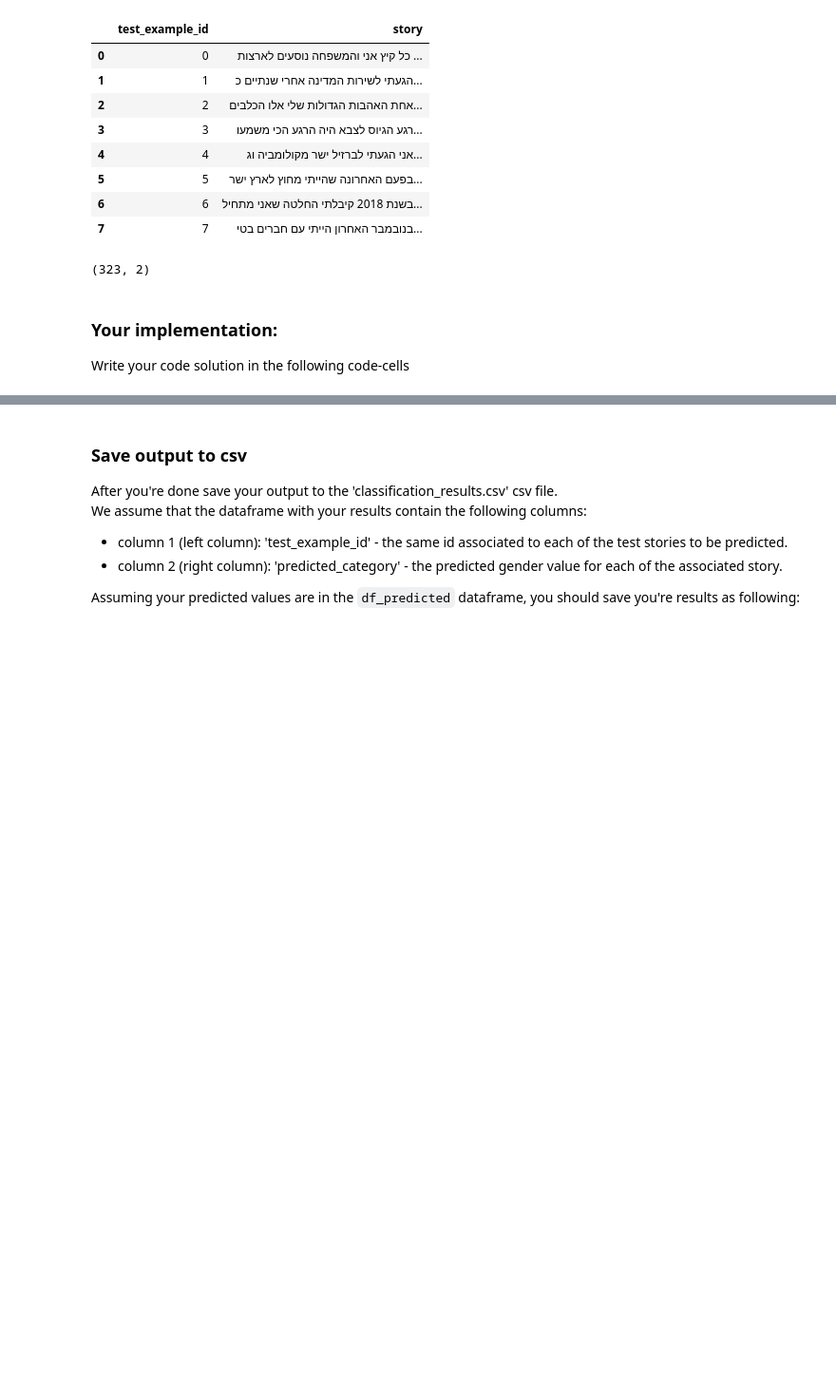
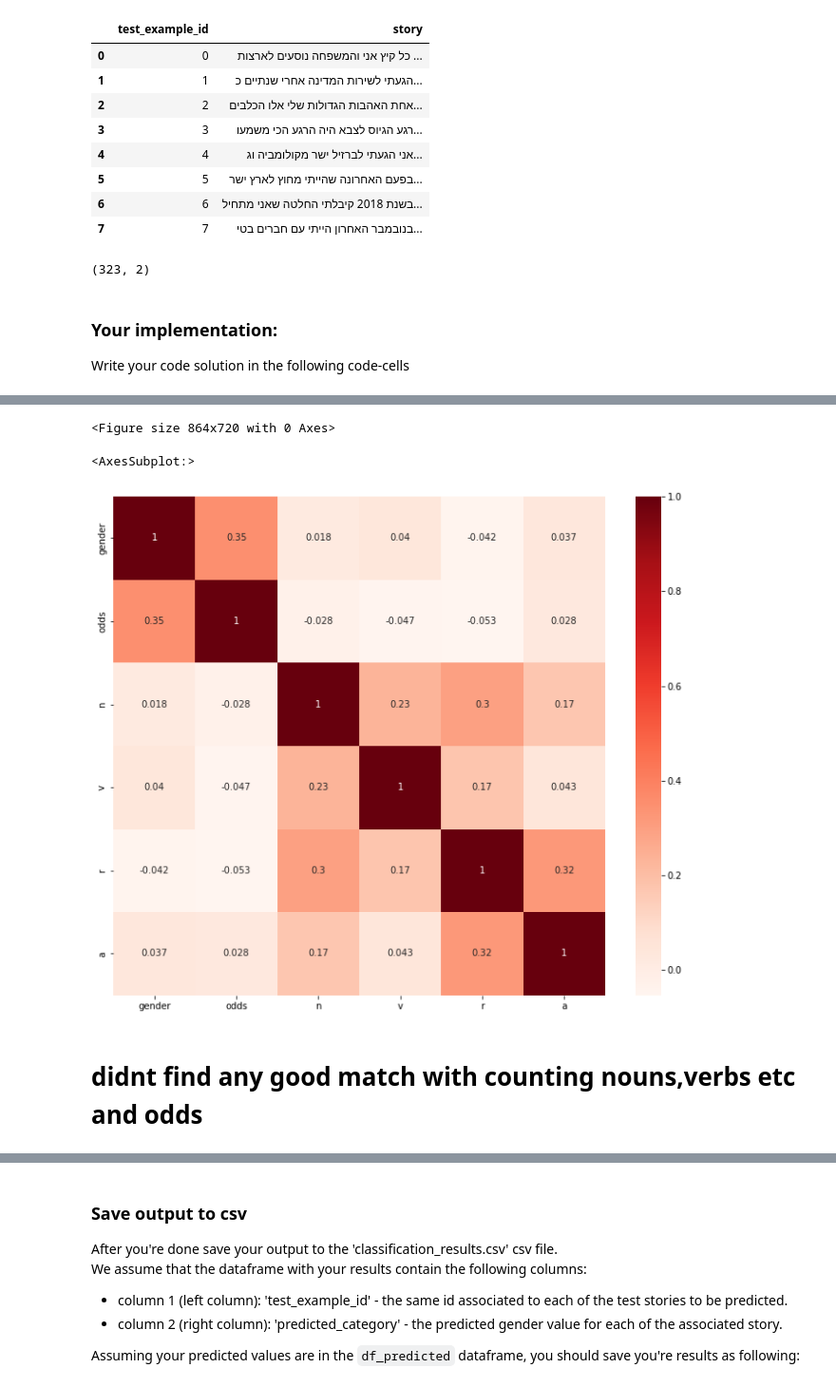
Before and after one commit to talsag-dev/Text_Analysis, a Jupyter notebook: Assignment4-text-analysis.ipynb, the cells around one changed output, grey strips where cells are left out. Shown at 95% size. Saved outputs shown, nothing was run; the diff lists cells and outputs as text; code cells hidden in the pictures; blank space fills up the shorter version.

```diff
--- a/Assignment4-text-analysis.ipynb
+++ b/Assignment4-text-analysis.ipynb
@@ -168,0 +242,15 @@ Write your code solution in the following code-cells
+# %%
+
+#i want to count the amount of verbs,adverb,nouns and adjectives men and females using
+
+
+df_train['n'] = 0
+df_train['v'] = 0
+df_train['r'] = 0
+df_train['a'] = 0
+for index,row in df_train.iterrows():
+	tokens = ht.tokenize(row['story'])
+	for grp, token, token_num, (start_index, end_index) in tokens:
+			if grp == 'HEBREW' and len(he.words(token))==1:
+				df_train.loc[index,he.words(token)[0].pos]+=1
+df_train
@@ -168,0 +313,25 @@ Write your code solution in the following code-cells
+# %%
+
+n=(df_train['n']-df_train['n'].min())/(df_train['n'].max()-df_train['n'].min())
+df_train['n'] = n
+
+v=(df_train['v']-df_train['v'].min())/(df_train['v'].max()-df_train['v'].min())
+df_train['v'] = v
+
+r=(df_train['r']-df_train['r'].min())/(df_train['r'].max()-df_train['r'].min())
+df_train['r'] = r
+
+a=(df_train['a']-df_train['a'].min())/(df_train['a'].max()-df_train['a'].min())
+df_train['a'] = a
+
+
+plt.figure(figsize=(12,10))
+cor = df_train.corr()
+sns.heatmap(cor, annot=True, cmap=plt.cm.Reds)
+plt.show()
+# %% [output]
+<Figure size 864x720 with 0 Axes>
+<AxesSubplot:>
+[figure, added]
+# %% [markdown]
+# didnt find any good match with counting nouns,verbs etc and odds
```
Also changed, not shown: parts of 33 cells of this notebook, 2 other files.
